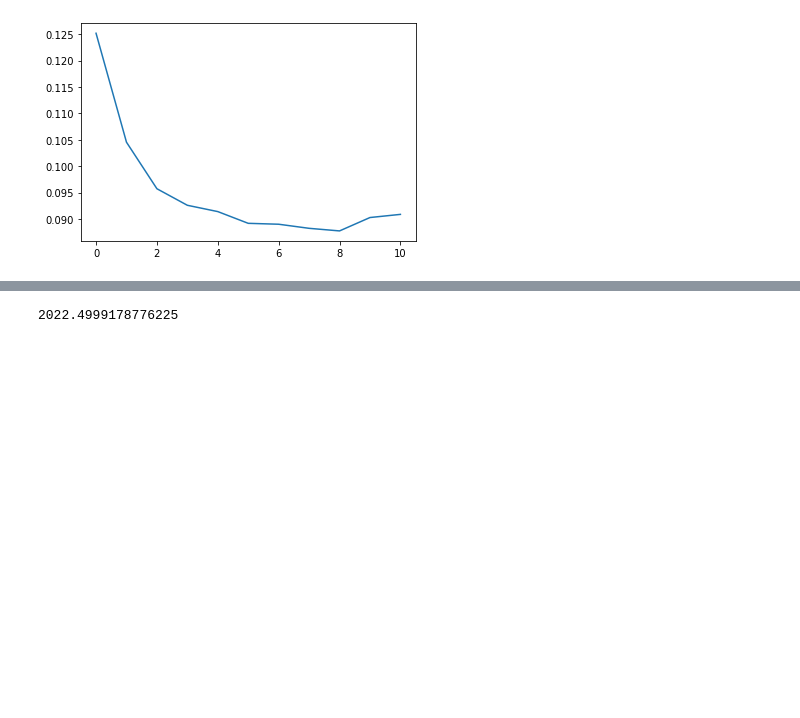
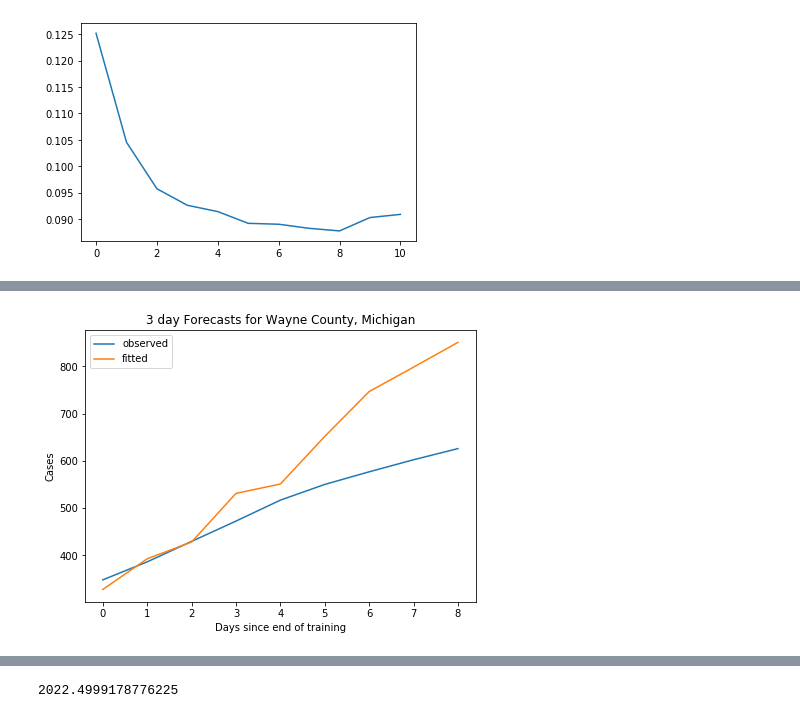
Before and after one commit to dafriedman97/COVID19_forecasts, a Jupyter notebook: logtransfos.ipynb, the cells around one changed output, grey strips where cells are left out. Saved outputs shown, nothing was run; the diff lists cells and outputs as text; code cells hidden in the pictures; blank space fills up the shorter version.

```diff
--- a/logtransfos.ipynb
+++ b/logtransfos.ipynb
@@ -321,3 +334,15 @@ ax.set(xlabel = 'Days since end of training', ylabel = 'Cases', title = f'{d + 1
+# %%
+countyy = np.exp(ytest[(countiestest == county) & (statestest == state)]) - 1
+countyyhat = np.exp(yhattest[(countiestest == county) & (statestest == state)]) -1
+county_obs = len(countyy)
+
+fig, ax = plt.subplots(figsize = (7,5))
+d = 2
+sns.lineplot(range(county_obs), countyy[:,d], label = 'observed')
+sns.lineplot(range(county_obs), countyyhat[:,d], label = 'fitted')
+ax.set(xlabel = 'Days since end of training', ylabel = 'Cases', title = f'{d + 1} day Forecasts for {county} County, {state}');
+# %% [output]
+[figure, added]
 # %%
 last_day = mobtest[mobtest['date'] == mobtest['date'].max()]
 worst_counties = last_day.sort_values('casespc', ascending = False)[['state','county']]
```
Also changed, not shown: parts of 12 cells of this notebook, 3 other files.
